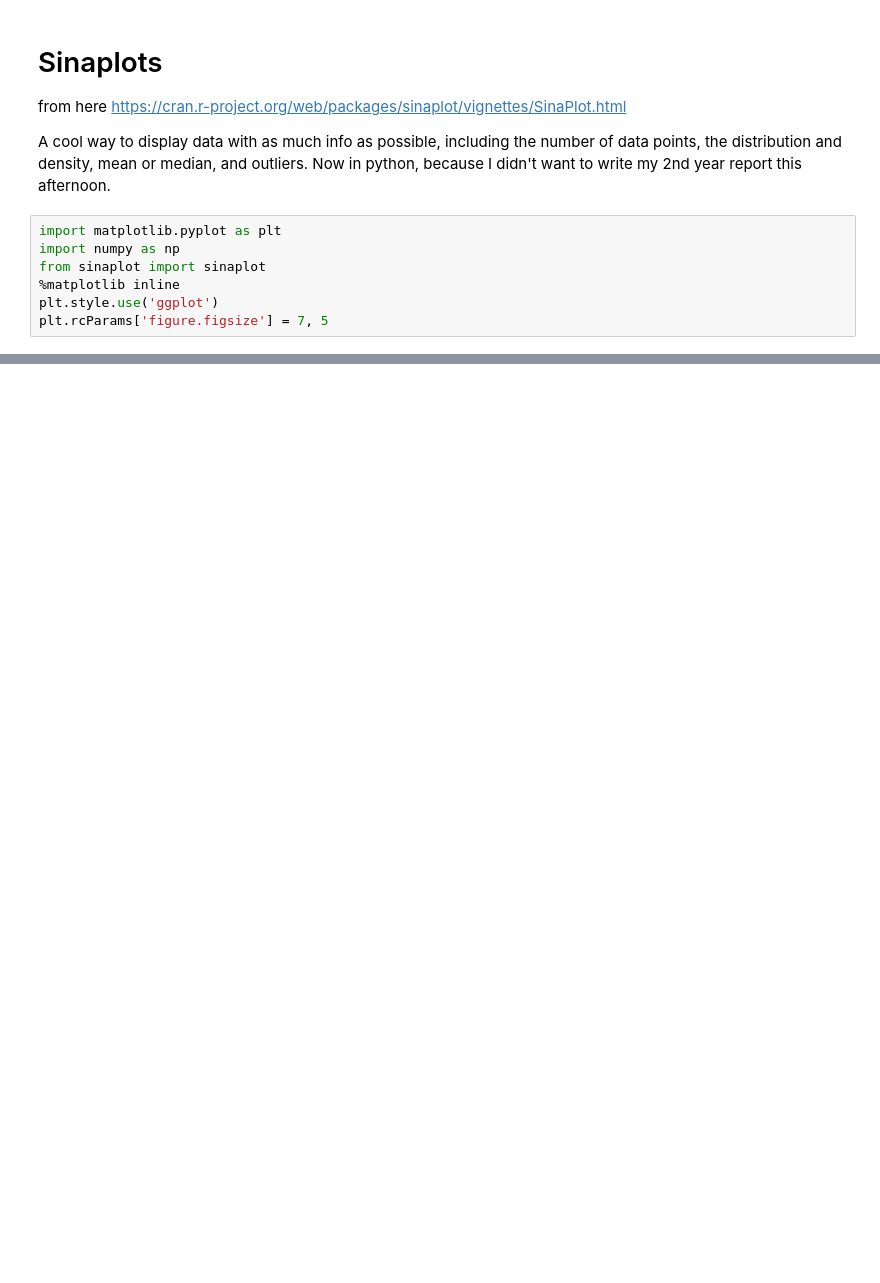
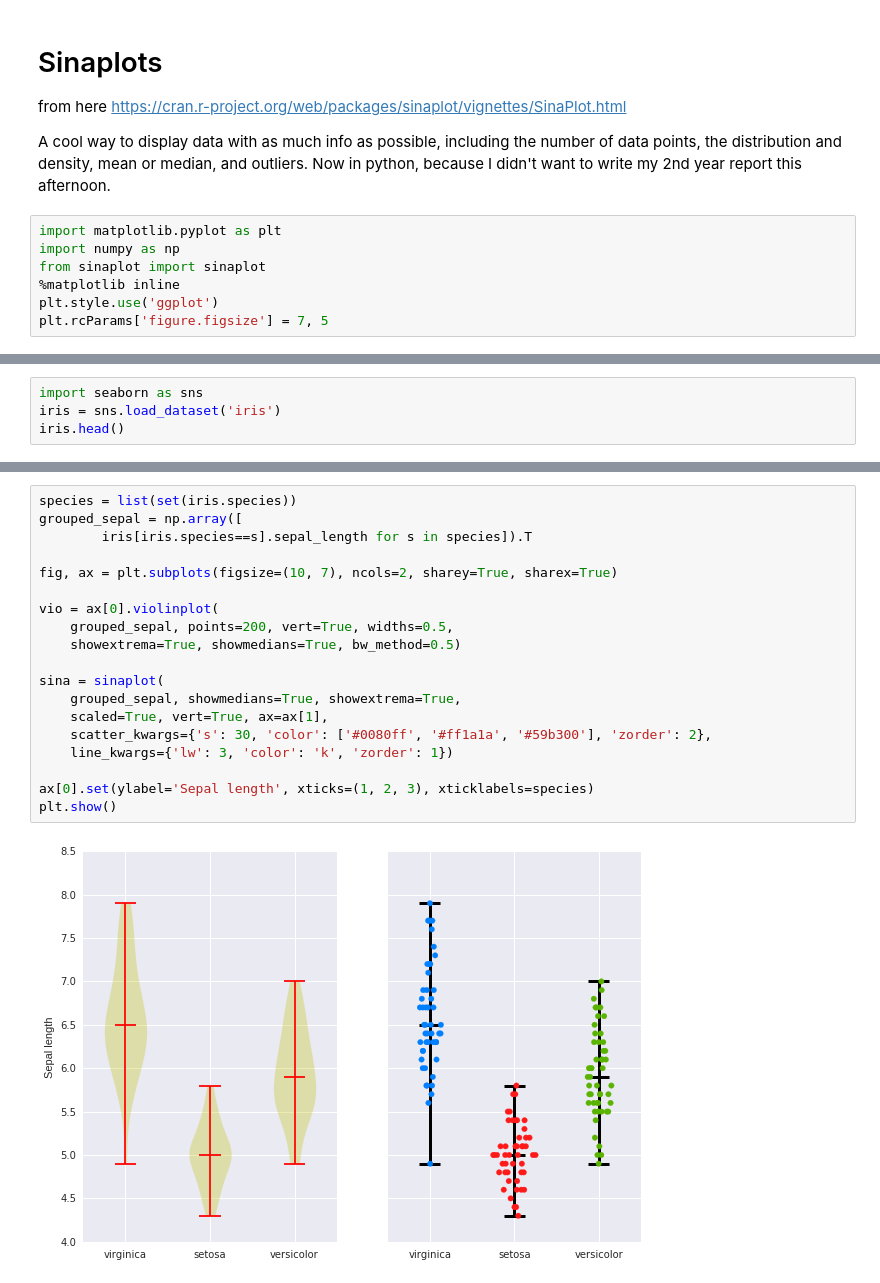
Before and after one commit to mparker2/seaborn_sinaplot, a Jupyter notebook: matplotlib_sinaplot.ipynb, the cells around one changed output, grey strips where cells are left out. Cells and saved outputs as stored; diff of their text form; blank space fills up the shorter version.

```diff
--- a/matplotlib_sinaplot.ipynb
+++ b/matplotlib_sinaplot.ipynb
@@ -39,0 +34,4 @@ sina
+# %%
+import seaborn as sns
+iris = sns.load_dataset('iris')
+iris.head()
@@ -39,0 +45,21 @@ sina
+# %%
+species = list(set(iris.species))
+grouped_sepal = np.array([
+        iris[iris.species==s].sepal_length for s in species]).T
+
+fig, ax = plt.subplots(figsize=(10, 7), ncols=2, sharey=True, sharex=True)
+
+vio = ax[0].violinplot(
+    grouped_sepal, points=200, vert=True, widths=0.5,
+    showextrema=True, showmedians=True, bw_method=0.5)
+
+sina = sinaplot(
+    grouped_sepal, showmedians=True, showextrema=True,
+    scaled=True, vert=True, ax=ax[1],
+    scatter_kwargs={'s': 30, 'color': ['#0080ff', '#ff1a1a', '#59b300'], 'zorder': 2},
+    line_kwargs={'lw': 3, 'color': 'k', 'zorder': 1})
+
+ax[0].set(ylabel='Sepal length', xticks=(1, 2, 3), xticklabels=species)
+plt.show()
+# %% [output]
+[figure, added]
```
Also changed, not shown: parts of 3 cells of this notebook, 1 other file.
